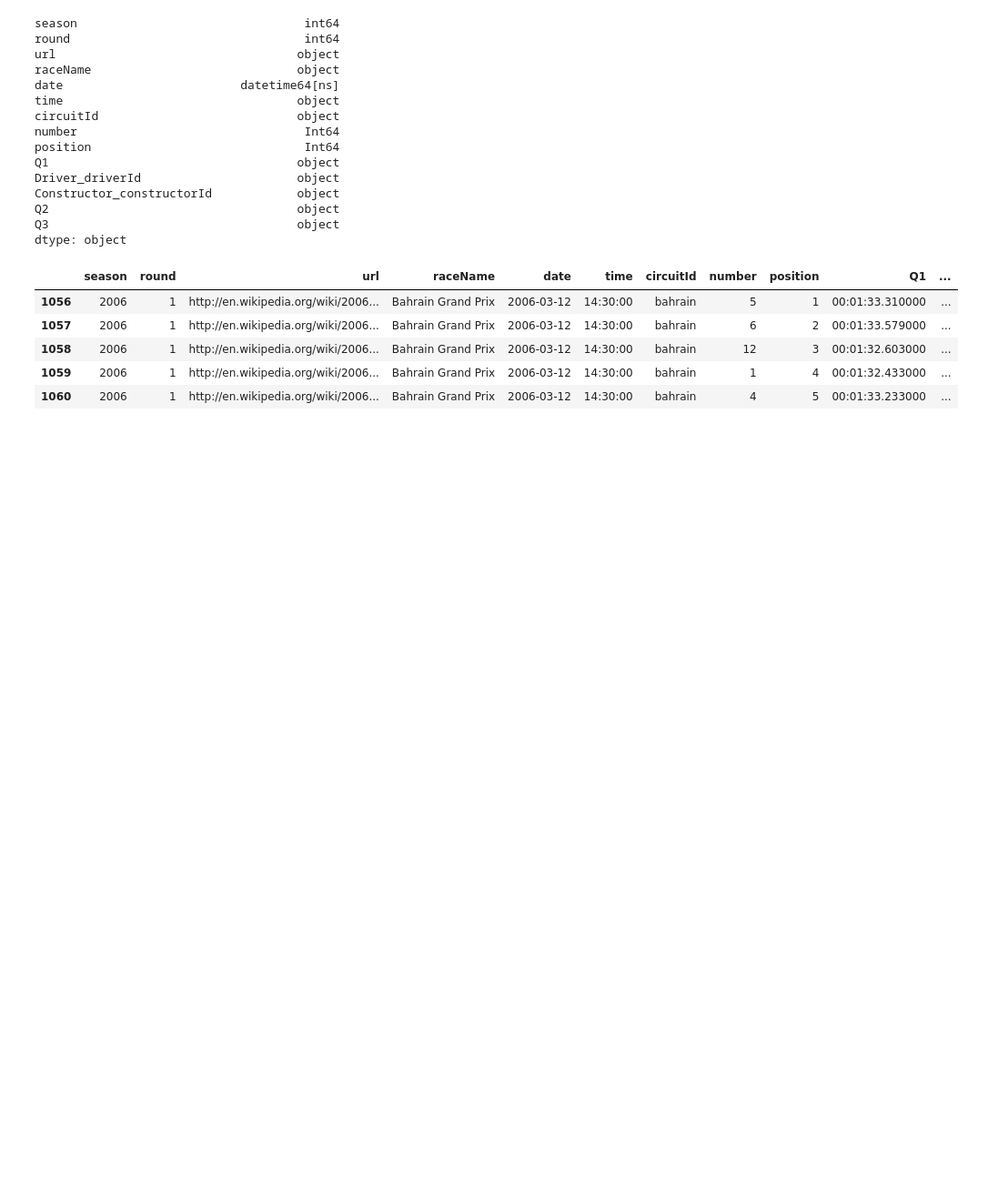
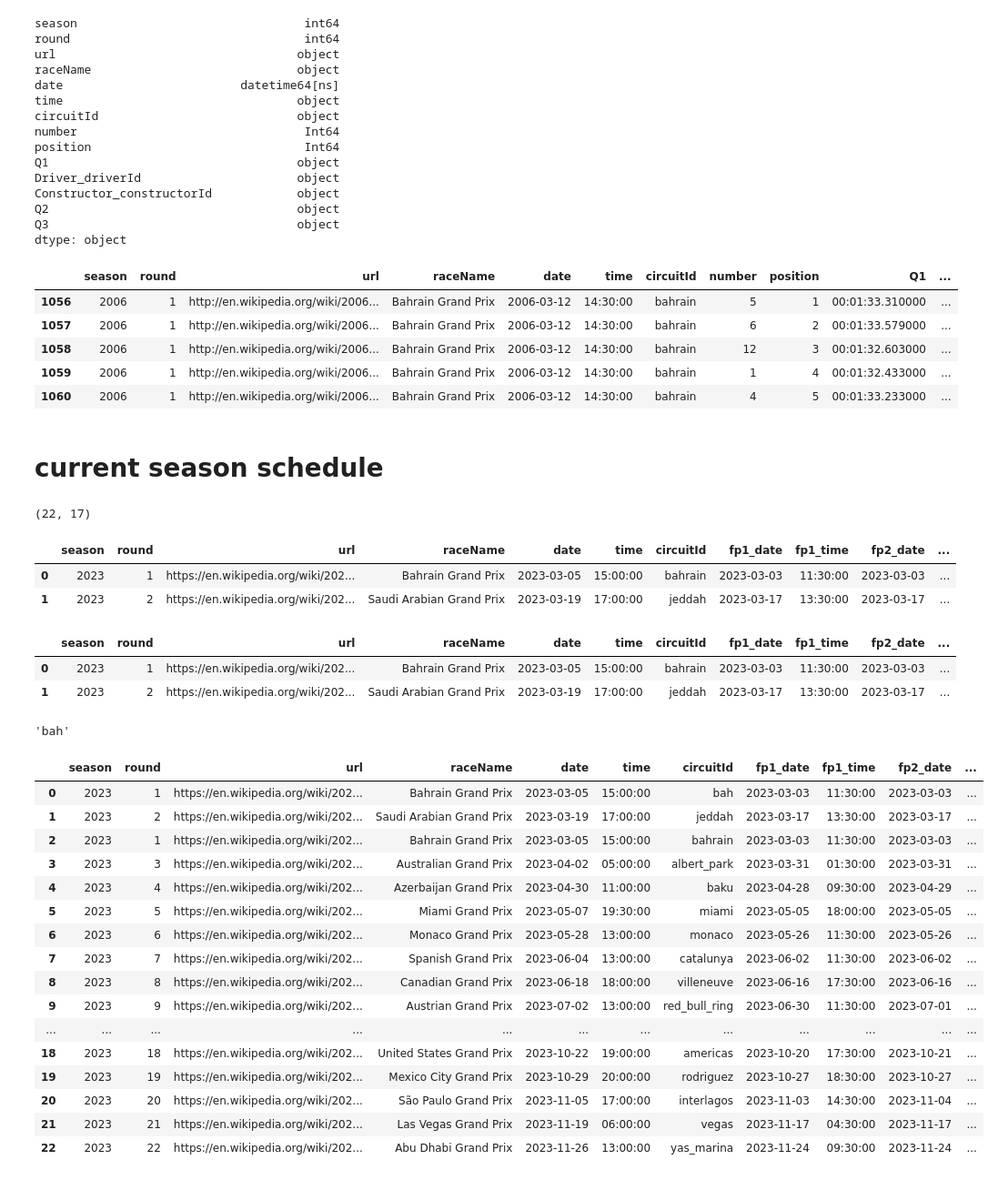
Before and after one commit to kunleadeniyi/formula1, a Jupyter notebook: analysis.ipynb, the cells around one changed output. Shown: that part at 91% size. Drawn from its saved outputs; the diff is of its cells as text; code cells hidden in the pictures; blank space fills up the shorter version.

Commit message:
added current season schedule functionality

```diff
--- a/analysis.ipynb
+++ b/analysis.ipynb
@@ -962,3 +962,30 @@ f1_qual_hist[~f1_qual_hist['Q3'].isna()].head()
 | 1060 | 2006 | 1 | http://en.wikipedia.org/wiki/2006... | Bahrain Grand Prix | 2006-03-12 | 14:30:00 | bahrain | 4 | 5 | 00:01:33.233000 | ... |
 # %%
 # f1_qual_hist.to_sql()
+# %% [markdown]
+# current season schedule
+# %%
+current_season =  pd.read_csv('data/current_season.csv')
+current_season.shape
+# %% [output]
+(22, 17)
+# %%
+f1_2023 = pd.read_csv('data/current_season.csv')
+f1_2023 = f1_2023.iloc[:2, :]
+f1_2023.head()
+# %% [output]
+|  | season | round | url | raceName | date | time | circuitId | fp1_date | fp1_time | fp2_date | ... |
+| 0 | 2023 | 1 | https://en.wikipedia.org/wiki/202... | Bahrain Grand Prix | 2023-03-05 | 15:00:00 | bahrain | 2023-03-03 | 11:30:00 | 2023-03-03 | ... |
+| 1 | 2023 | 2 | https://en.wikipedia.org/wiki/202... | Saudi Arabian Grand Prix | 2023-03-19 | 17:00:00 | jeddah | 2023-03-17 | 13:30:00 | 2023-03-17 | ... |
+# %%
+f1_2023
+# %% [output]
+|  | season | round | url | raceName | date | time | circuitId | fp1_date | fp1_time | fp2_date | ... |
+| 0 | 2023 | 1 | https://en.wikipedia.org/wiki/202... | Bahrain Grand Prix | 2023-03-05 | 15:00:00 | bahrain | 2023-03-03 | 11:30:00 | 2023-03-03 | ... |
+| 1 | 2023 | 2 | https://en.wikipedia.org/wiki/202... | Saudi Arabian Grand Prix | 2023-03-19 | 17:00:00 | jeddah | 2023-03-17 | 13:30:00 | 2023-03-17 | ... |
+# %%
+f1_2023['circuitId'][0] = 'bah'
+# %%
+f1_2023['circuitId'][0]
+# %% [output]
+'bah'
@@ -964,0 +997,24 @@ f1_qual_hist[~f1_qual_hist['Q3'].isna()].head()
+# %%
+# f1_2023[f1_2023.set_index(['season', 'round']) != current_season.set_index(['season', 'round'])]
+merged = f1_2023.merge(current_season, on=list(f1_2023.columns), how='outer', indicator=True)
+changed = merged[merged['_merge'] == 'left_only'].drop('_merge', axis='columns')
+missing = merged[merged['_merge'] == 'right_only'].drop('_merge', axis='columns')
+merged
+# %% [output]
+|  | season | round | url | raceName | date | time | circuitId | fp1_date | fp1_time | fp2_date | ... |
+| 0 | 2023 | 1 | https://en.wikipedia.org/wiki/202... | Bahrain Grand Prix | 2023-03-05 | 15:00:00 | bah | 2023-03-03 | 11:30:00 | 2023-03-03 | ... |
+| 1 | 2023 | 2 | https://en.wikipedia.org/wiki/202... | Saudi Arabian Grand Prix | 2023-03-19 | 17:00:00 | jeddah | 2023-03-17 | 13:30:00 | 2023-03-17 | ... |
+| 2 | 2023 | 1 | https://en.wikipedia.org/wiki/202... | Bahrain Grand Prix | 2023-03-05 | 15:00:00 | bahrain | 2023-03-03 | 11:30:00 | 2023-03-03 | ... |
+| 3 | 2023 | 3 | https://en.wikipedia.org/wiki/202... | Australian Grand Prix | 2023-04-02 | 05:00:00 | albert_park | 2023-03-31 | 01:30:00 | 2023-03-31 | ... |
+| 4 | 2023 | 4 | https://en.wikipedia.org/wiki/202... | Azerbaijan Grand Prix | 2023-04-30 | 11:00:00 | baku | 2023-04-28 | 09:30:00 | 2023-04-29 | ... |
+| 5 | 2023 | 5 | https://en.wikipedia.org/wiki/202... | Miami Grand Prix | 2023-05-07 | 19:30:00 | miami | 2023-05-05 | 18:00:00 | 2023-05-05 | ... |
+| 6 | 2023 | 6 | https://en.wikipedia.org/wiki/202... | Monaco Grand Prix | 2023-05-28 | 13:00:00 | monaco | 2023-05-26 | 11:30:00 | 2023-05-26 | ... |
+| 7 | 2023 | 7 | https://en.wikipedia.org/wiki/202... | Spanish Grand Prix | 2023-06-04 | 13:00:00 | catalunya | 2023-06-02 | 11:30:00 | 2023-06-02 | ... |
+| 8 | 2023 | 8 | https://en.wikipedia.org/wiki/202... | Canadian Grand Prix | 2023-06-18 | 18:00:00 | villeneuve | 2023-06-16 | 17:30:00 | 2023-06-16 | ... |
+| 9 | 2023 | 9 | https://en.wikipedia.org/wiki/202... | Austrian Grand Prix | 2023-07-02 | 13:00:00 | red_bull_ring | 2023-06-30 | 11:30:00 | 2023-07-01 | ... |
+| ... | ... | ... | ... | ... | ... | ... | ... | ... | ... | ... | ... |
+| 18 | 2023 | 18 | https://en.wikipedia.org/wiki/202... | United States Grand Prix | 2023-10-22 | 19:00:00 | americas | 2023-10-20 | 17:30:00 | 2023-10-21 | ... |
+| 19 | 2023 | 19 | https://en.wikipedia.org/wiki/202... | Mexico City Grand Prix | 2023-10-29 | 20:00:00 | rodriguez | 2023-10-27 | 18:30:00 | 2023-10-27 | ... |
+| 20 | 2023 | 20 | https://en.wikipedia.org/wiki/202... | São Paulo Grand Prix | 2023-11-05 | 17:00:00 | interlagos | 2023-11-03 | 14:30:00 | 2023-11-04 | ... |
+| 21 | 2023 | 21 | https://en.wikipedia.org/wiki/202... | Las Vegas Grand Prix | 2023-11-19 | 06:00:00 | vegas | 2023-11-17 | 04:30:00 | 2023-11-17 | ... |
+| 22 | 2023 | 22 | https://en.wikipedia.org/wiki/202... | Abu Dhabi Grand Prix | 2023-11-26 | 13:00:00 | yas_marina | 2023-11-24 | 09:30:00 | 2023-11-24 | ... |
```
Also changed, not shown: parts of 3 cells of this notebook, 3 other files.
